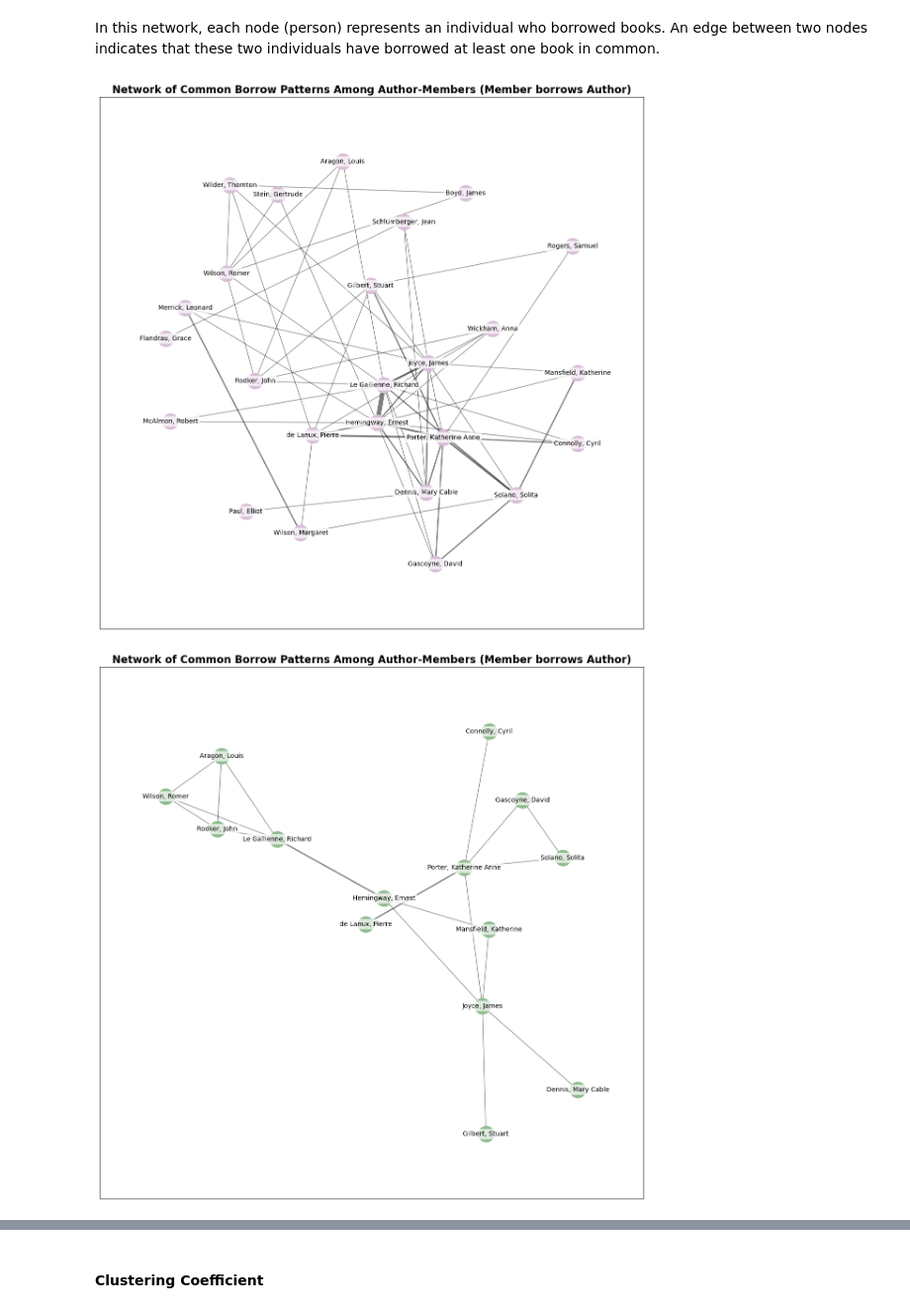
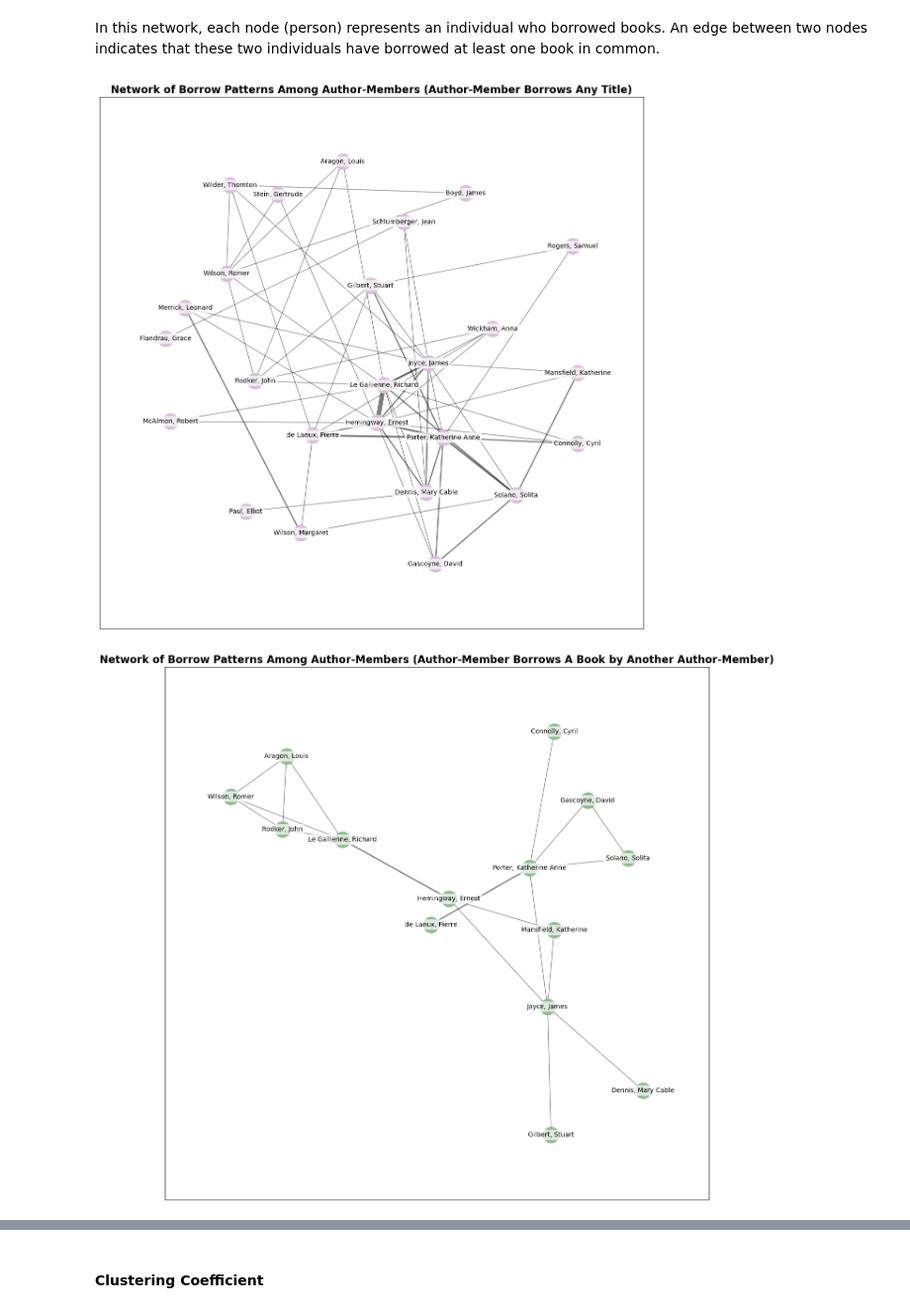
Before and after one commit to dittm/shakespeare-and-co, a Jupyter notebook: modules/04_network-analysis.ipynb, the cells around one changed output, grey strips where cells are left out. Shown at 99% size. Drawn from its saved outputs; the diff is of its cells as text; code cells hidden in the pictures.

```diff
--- a/modules/04_network-analysis.ipynb
+++ b/modules/04_network-analysis.ipynb
@@ -94,11 +138,11 @@ def create_pivot_table(data, index, columns, values=None, aggfunc='size', fill_v
 # %%
-# Matrix generation | Member borrows Author
+# Matrix generation | Author-Member Borrows Author-Member Book
 
-member_borrows_author_matrix = create_pivot_table(
-    data=member_borrows_author,
+AM_borrows_AM_matrix = create_pivot_table(
+    data=AM_borrows_AM,
     index='member_sort_names',
     columns='item_title'
 )
 
-print(member_borrows_author_matrix)
+print(AM_borrows_AM_matrix)
 # %% [output]
@@ -254,27 +188,27 @@ Index(['Hemingway, Ernest', 'Joyce, James', 'Mansfield, Katherine'], dtype='obje
 # %%
-def create_intersection_graph(matrix, threshold=0):
+def create_intersection_graph(matrix, threshold=1):
     """
-    Creates a graph based on the intersection of borrowed items between users.
+    Creates a graph based on the intersection of borrowed items between author-members.
 
     Parameters:
-    - matrix (pd.DataFrame): A DataFrame where rows represent users and columns represent items.
-      Values indicate whether a user borrowed an item (e.g., binary or count values).
+    - matrix (pd.DataFrame): A DataFrame where rows represent author-members and columns represent items.
+      Values indicate whether an author-member borrowed an item (e.g., binary or count values).
     - threshold (int): Minimum number of common items required to create an edge.
 
     Returns:
-    - nx.Graph: A NetworkX graph where nodes are users and edges are weighted by the count of common items.
+    - nx.Graph: A NetworkX graph where nodes are author-members and edges are weighted by the count of common items.
     """
     # Create an empty graph
     H = nx.Graph()
 
     # Add nodes and edges based on the intersection of borrowed items
-    for user1 in matrix.index:
-        for user2 in matrix.index:
-            if user1 != user2:
+    for AM1 in matrix.index:
+        for AM2 in matrix.index:
+            if AM1 != AM2:
                 # Calculate intersection of items borrowed by both users
-                common_items = sum((matrix.loc[user1] > 0) & (matrix.loc[user2] > 0))
-                if common_items > threshold:
-                    H.add_edge(user1, user2, weight=common_items)
+                common_items = sum((matrix.loc[AM1] > 0) & (matrix.loc[AM2] > 0))
+                if common_items >= threshold:
+                    H.add_edge(AM1, AM2, weight=common_items)
 
     return H
 # %% [markdown]
@@ -289,11 +223,11 @@ print("Graph 'Member borrows Author' - Number of edges:", member_borrows_author_
 Graph 'Member borrows Author' - Number of nodes: 25
 Graph 'Member borrows Author' - Number of edges: 58
 # %%
-# Graph generation | Member borrows Member
+# Graph generation | Author-Member Borrows Author-Member Book
 
-member_borrows_member_graph = create_intersection_graph(member_borrows_member_matrix)
-print("Graph 'Member borrows Member' - Number of nodes:", member_borrows_member_graph.number_of_nodes())
-print("Graph 'Member borrows Member' - Number of edges:", member_borrows_member_graph.number_of_edges())
+AM_borrows_AM_graph = create_intersection_graph(AM_borrows_AM_matrix)
+print("Graph 'Member borrows Member' - Number of nodes:", AM_borrows_AM_graph.number_of_nodes())
+print("Graph 'Member borrows Member' - Number of edges:", AM_borrows_AM_graph.number_of_edges())
 # %% [output]
 Graph 'Member borrows Member' - Number of nodes: 14
 Graph 'Member borrows Member' - Number of edges: 18
@@ -354,14 +288,14 @@ def plot_network(X, use_weight=True, k=None, titleAdd=None, node_color='thistle'
 
     plt.show()
 # %%
-# Network visualization | Member borrows Author
+# Network visualization | Author-Member Borrows Any Title
 
-plot_network(member_borrows_author_graph, k=1.7, titleAdd='Network of Common Borrow Patterns Among Author-Members (Member borrows Author)',figure_name='member_borrows_author')
+plot_network(AM_borrows_graph, k=1.7, titleAdd='Network of Borrow Patterns Among Author-Members (Author-Member Borrows Any Title)',figure_name='member_borrows_author')
 # %% [output]
-[figure, old version]
+[figure, new version]
 # %%
-# Network visualization | Member borrows Member
+# Network visualization | Author-Member Borrows Author-Member Book
 
-plot_network(member_borrows_member_graph, use_weight=True, k=0.67, titleAdd='Network of Common Borrow Patterns Among Author-Members (Member borrows Author)', node_color='darkseagreen', figure_name='member_borrows_member')
+plot_network(AM_borrows_AM_graph, use_weight=True, k=0.67, titleAdd='Network of Borrow Patterns Among Author-Members (Author-Member Borrows A Book by Another Author-Member)', node_color='darkseagreen', figure_name='member_borrows_member')
 # %% [output]
-[figure, old version]
+[figure, new version]
```
Also changed, not shown: parts of 86 cells of this notebook, 28 other files.
